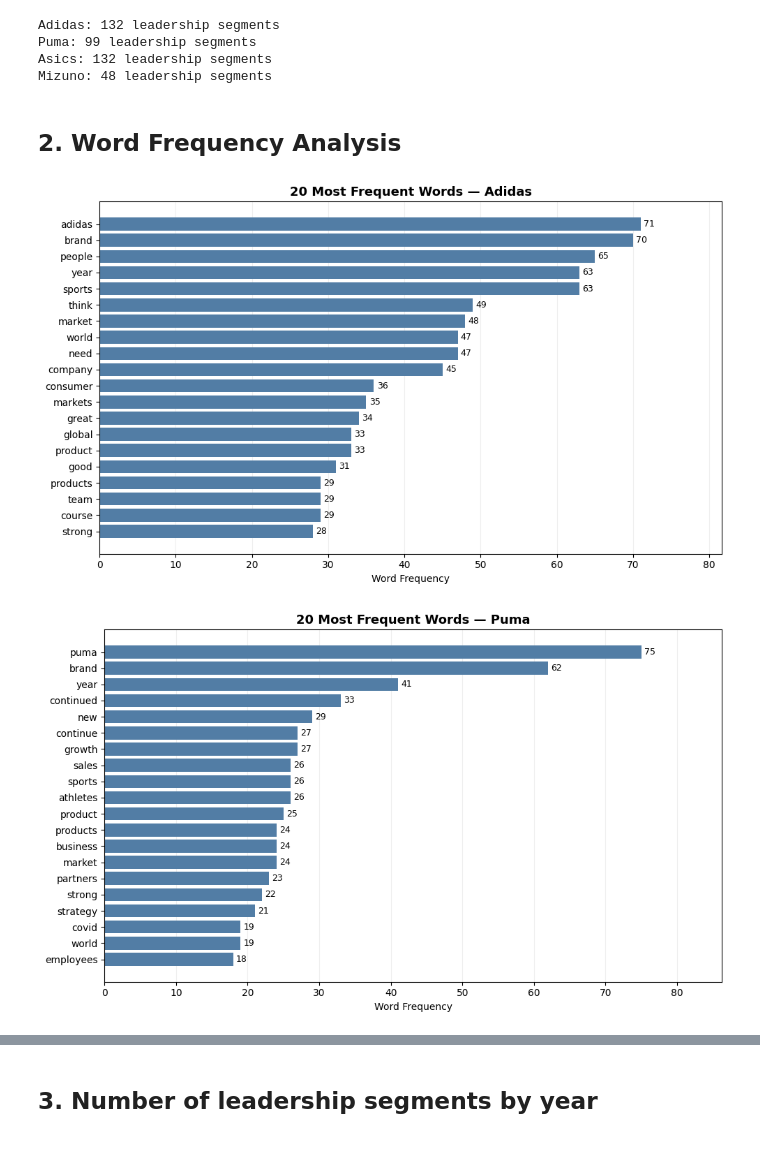
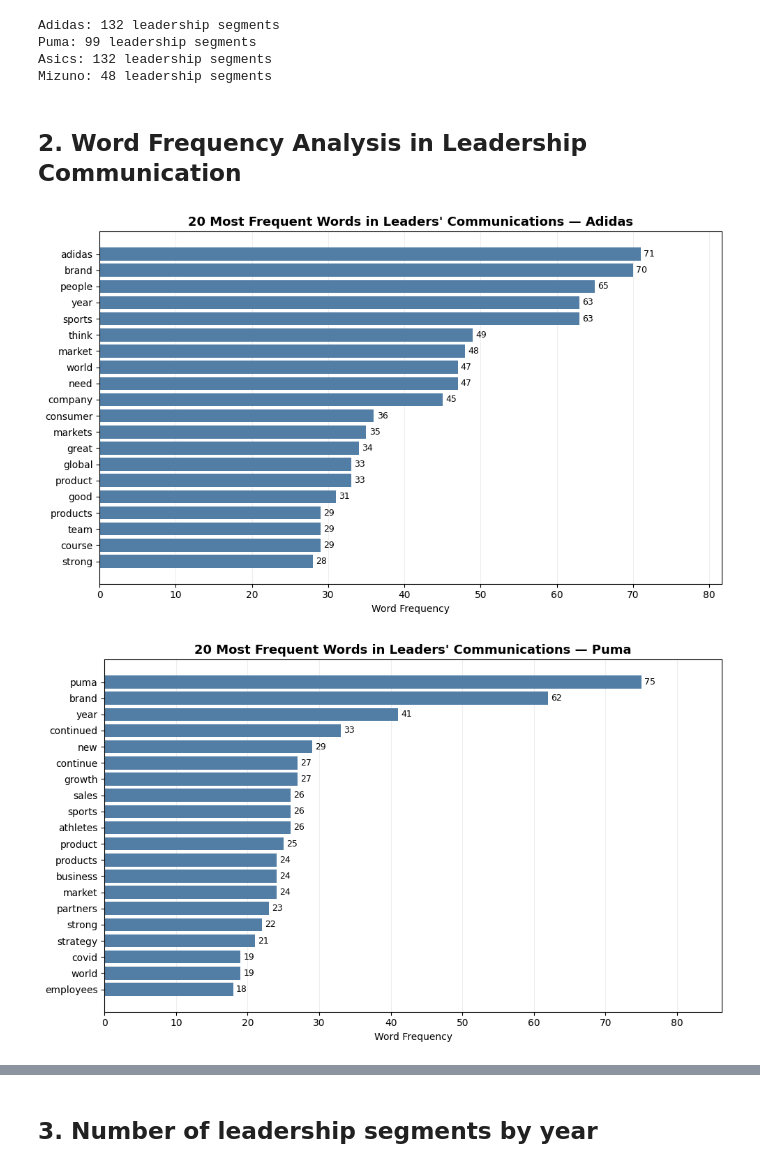
Before and after one commit to sawiDR/CEOCommunication, a Jupyter notebook: notebook/01_data_exploration.ipynb, the cells around one changed output, grey strips where cells are left out. Drawn from its saved outputs; the diff is of its cells as text; code cells hidden in the pictures.

```diff
--- a/notebook/01_data_exploration.ipynb
+++ b/notebook/01_data_exploration.ipynb
@@ -225,7 +225,7 @@ Puma: 99 leadership segments
 Asics: 132 leadership segments
 Mizuno: 48 leadership segments
 # %% [markdown]
-## 2. Word Frequency Analysis
+## 2. Word Frequency Analysis in Leadership Communication
 # %%
 import re
 import matplotlib.pyplot as plt
@@ -270,33 +270,33 @@ for company, data in datasets.items():
     word_labels, frequencies = zip(*common_words)
 
     fig, ax = plt.subplots(figsize=(10, 6))
 
     bars = ax.barh(
         word_labels[::-1],
         frequencies[::-1],
         color="#527DA5"
     )
 
     ax.bar_label(bars, padding=3, fontsize=9)
 
     ax.set_title(
-        f"20 Most Frequent Words — {company.capitalize()}",
+        f"20 Most Frequent Words in Leaders' Communications — {company.capitalize()}",
         fontsize=13,
         fontweight="bold"
     )
 
     ax.set_xlabel("Word Frequency")
     ax.set_ylabel("")
 
     ax.grid(axis="x", alpha=0.2)
     ax.set_axisbelow(True)
 
     ax.set_xlim(0, max(frequencies) * 1.15)
 
     fig.tight_layout()
 
     # Save figure as PNG and PDF
     save_company_figure(fig, company, "word_frequency")
 # %% [output]
-[figure, old version]
+[figure, new version]
-[figure, old version]
+[figure, new version]
```
Also changed, not shown: parts of 1 cell of this notebook, 20 other files.
